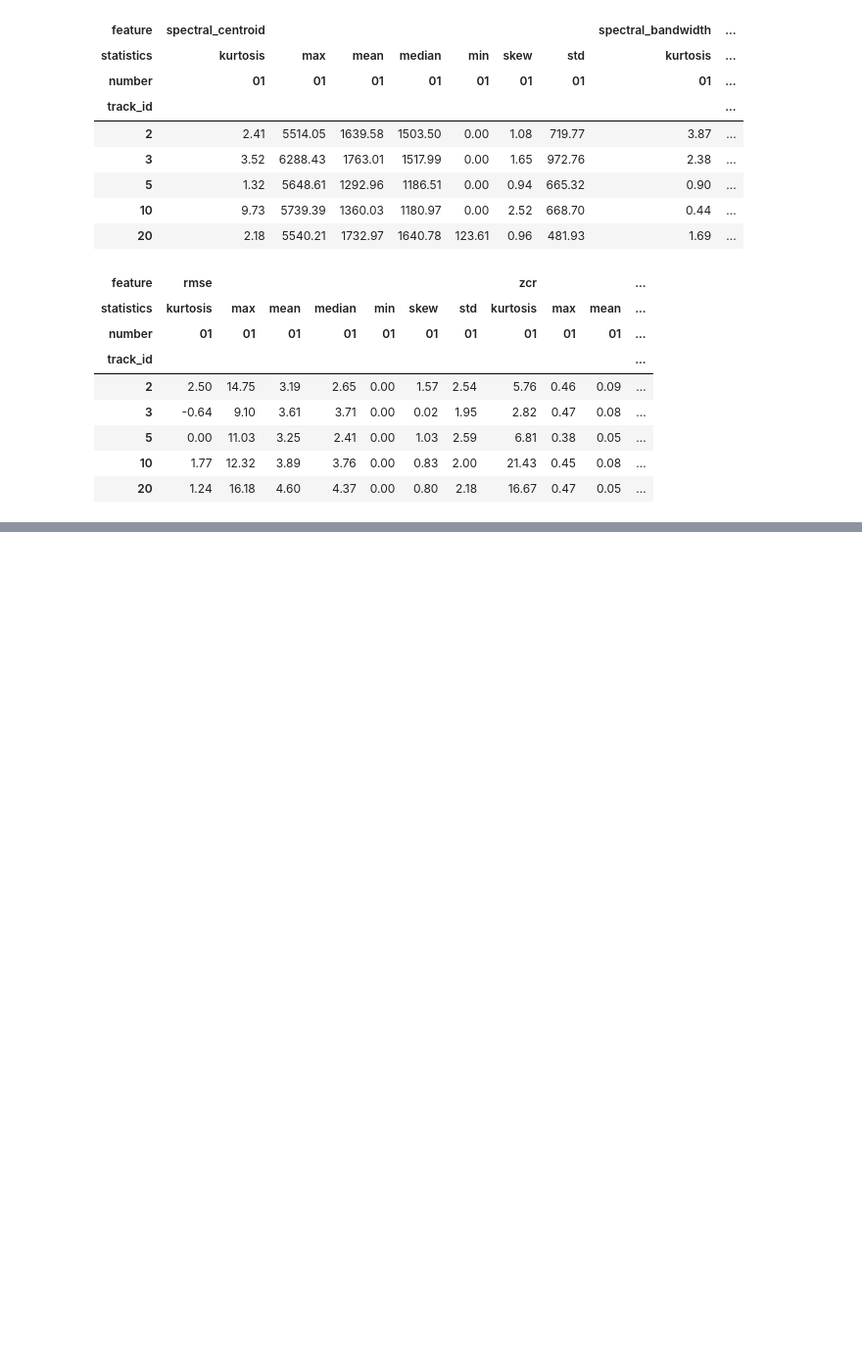
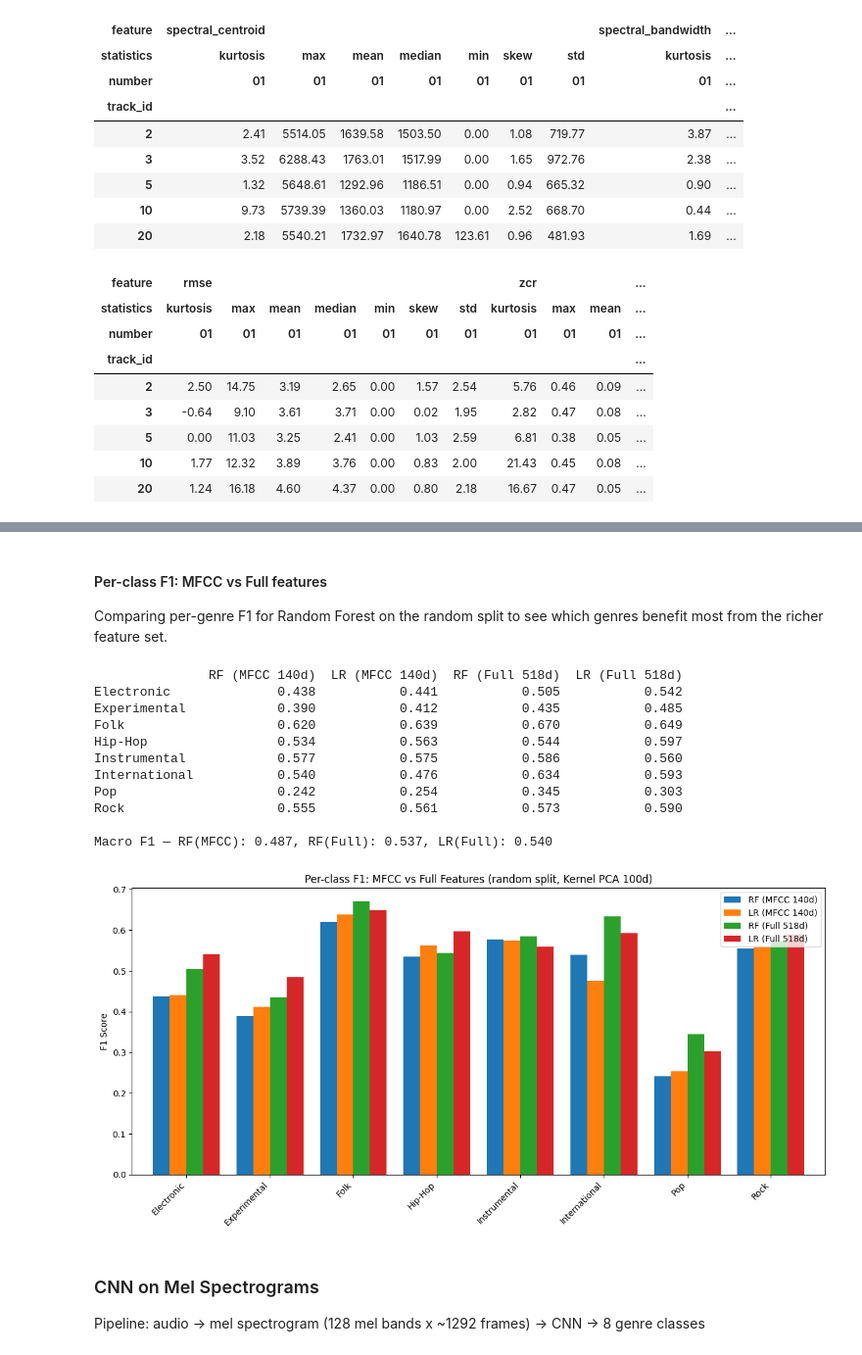
Before and after one commit to kkawula/music-genre-classification, a Jupyter notebook: notebook.ipynb, the cells around one changed output, grey strips where cells are left out. Shown at 98% size. Cells and saved outputs as stored; diff of their text form; code cells hidden in the pictures; blank space fills up the shorter version.

```diff
--- a/notebook.ipynb
+++ b/notebook.ipynb
@@ -167,0 +675,50 @@ for column in columns:
+# %% [markdown]
+#### Per-class F1: MFCC vs Full features
+
+Comparing per-genre F1 for Random Forest on the random split to see which genres benefit most from the richer feature set.
+# %%
+_, _, _, y_test_rand = reduced_data[('MFCC (140d)', 'random')]
+
+_, y_pred_mfcc_rf, _ = fitted_models[('MFCC (140d)', 'random', 'Random Forest')]
+_, y_pred_mfcc_lr, _ = fitted_models[('MFCC (140d)', 'random', 'Logistic Regression')]
+_, y_pred_full_rf, _ = fitted_models[('Full (518d)', 'random', 'Random Forest')]
+_, y_pred_full_lr, _ = fitted_models[('Full (518d)', 'random', 'Logistic Regression')]
+
+f1_mfcc_rf = f1_score(y_test_rand, y_pred_mfcc_rf, average=None, labels=classes)
+f1_mfcc_lr = f1_score(y_test_rand, y_pred_mfcc_lr, average=None, labels=classes)
+f1_full_rf = f1_score(y_test_rand, y_pred_full_rf, average=None, labels=classes)
+f1_full_lr = f1_score(y_test_rand, y_pred_full_lr, average=None, labels=classes)
+
+comparison = pd.DataFrame({
+    'RF (MFCC 140d)': f1_mfcc_rf,
+    'LR (MFCC 140d)': f1_mfcc_lr,
+    'RF (Full 518d)': f1_full_rf,
+    'LR (Full 518d)': f1_full_lr,
+}, index=classes)
+
+comparison.plot(kind='bar', figsize=(12, 6), width=0.8)
+plt.ylabel('F1 Score')
+plt.title('Per-class F1: MFCC vs Full Features (random split, Kernel PCA 100d)')
+plt.xticks(rotation=45, ha='right')
+plt.legend(loc='upper right')
+plt.tight_layout()
+
+print(comparison.round(3).to_string())
+print(f"\nMacro F1 — RF(MFCC): {f1_mfcc_rf.mean():.3f}, RF(Full): {f1_full_rf.mean():.3f}, LR(Full): {f1_full_lr.mean():.3f}")
+# %% [output]
+               RF (MFCC 140d)  LR (MFCC 140d)  RF (Full 518d)  LR (Full 518d)
+Electronic              0.438           0.441           0.505           0.542
+Experimental            0.390           0.412           0.435           0.485
+Folk                    0.620           0.639           0.670           0.649
+Hip-Hop                 0.534           0.563           0.544           0.597
+Instrumental            0.577           0.575           0.586           0.560
+International           0.540           0.476           0.634           0.593
+Pop                     0.242           0.254           0.345           0.303
+Rock                    0.555           0.561           0.573           0.590
+
+Macro F1 — RF(MFCC): 0.487, RF(Full): 0.537, LR(Full): 0.540
+[figure, added]
+# %% [markdown]
+### CNN on Mel Spectrograms
+
+Pipeline: audio -> mel spectrogram (128 mel bands x ~1292 frames) -> CNN -> 8 genre classes
```
Also changed, not shown: parts of 38 cells of this notebook, 3 other files.
